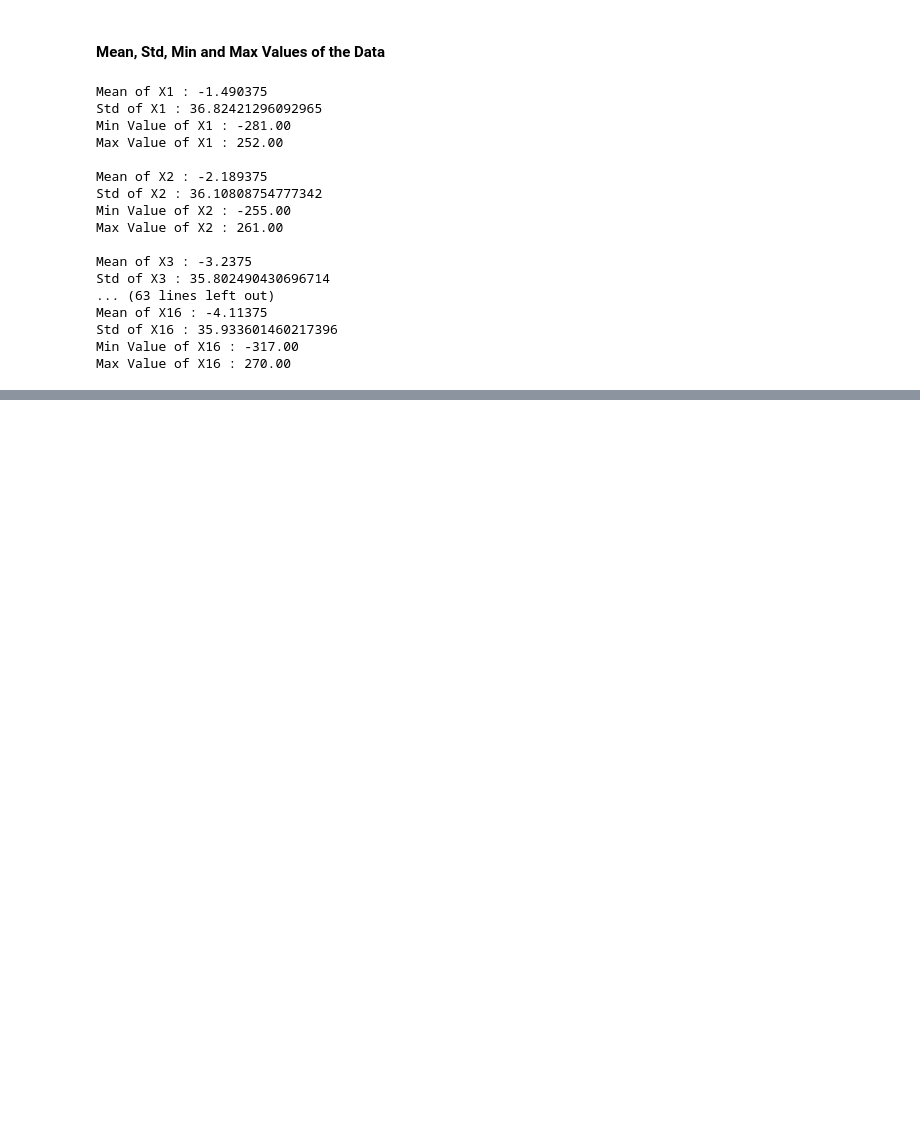
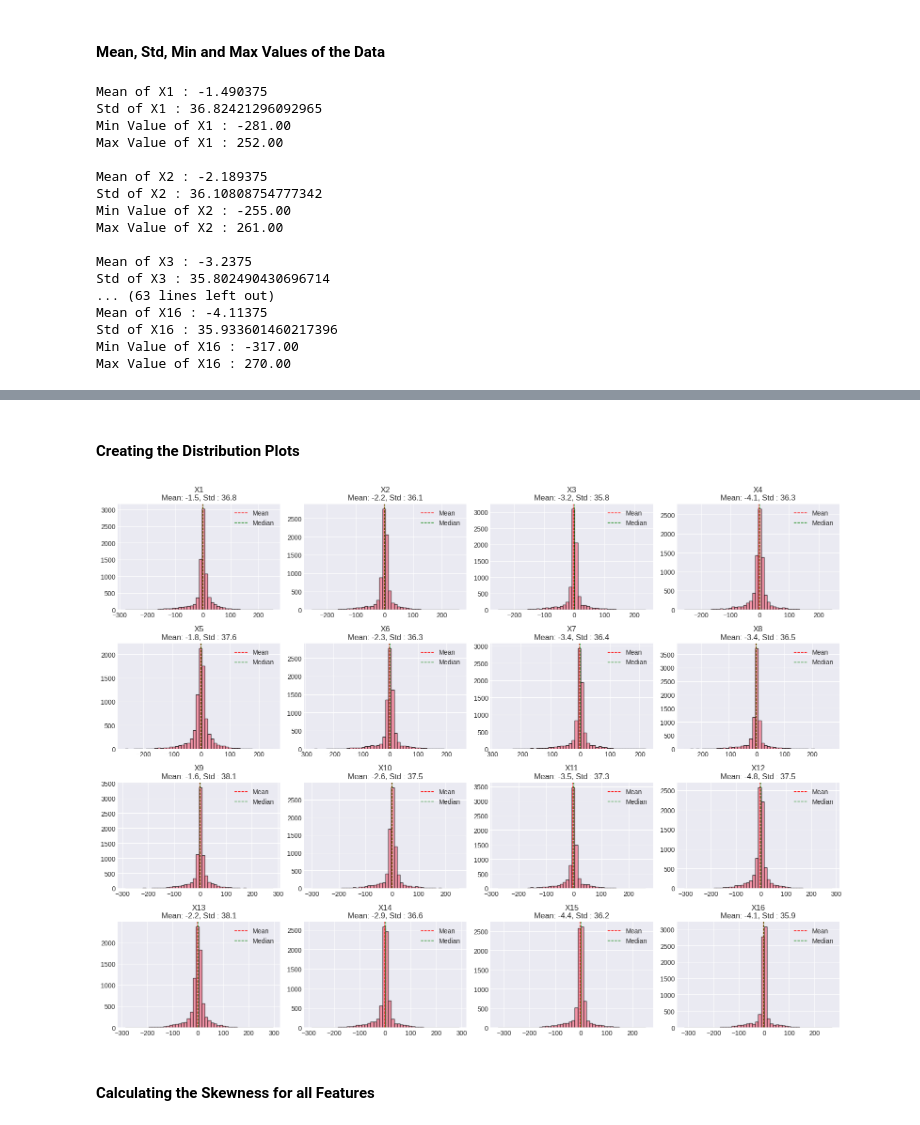
Before and after one commit to purple-claw/Beed, a Jupyter notebook: datVis.ipynb, the cells around one changed output, grey strips where cells are left out. Saved outputs shown, nothing was run; the diff lists cells and outputs as text; code cells hidden in the pictures; blank space fills up the shorter version.

Commit message:
Added Heatmap and Distribution Features

```diff
--- a/datVis.ipynb
+++ b/datVis.ipynb
@@ -4,3 +8,6 @@ import pandas as pd
+# %%
+plt.style.use('seaborn-v0_8-darkgrid')
+sns.set_palette("husl")
 # %% [markdown]
 #### Loading Dataset
 # %%
@@ -218,0 +154,21 @@ Name: proportion, Length: 333, dtype: float64
+# %% [markdown]
+#### Creating the Distribution Plots
+# %%
+import matplotlib.pyplot as plt
+
+fig, axes = plt.subplots(4, 4, figsize=(16, 12))
+axes  = axes.ravel()
+
+for i, cl in enumerate(df.columns):
+    axes[i].hist(df[cl], bins=50, edgecolor='black', alpha=0.7)
+    axes[i].set_title(f'{cl}\nMean: {df[cl].mean():.1f}, Std : {df[cl].std():.1f}')
+    axes[i].axvline(df[cl].mean(), color='red', linestyle='--', linewidth=1, label='Mean')
+    axes[i].axvline(df[cl].median(), color='green', linestyle='--', linewidth=1, label='Median')
+    axes[i].legend()
+
+plt.tight_layout()
+plt.show()
+# %% [output]
+[figure, added]
+# %% [markdown]
+#### Calculating the Skewness for all Features
```
Also changed, not shown: parts of 12 cells of this notebook.
